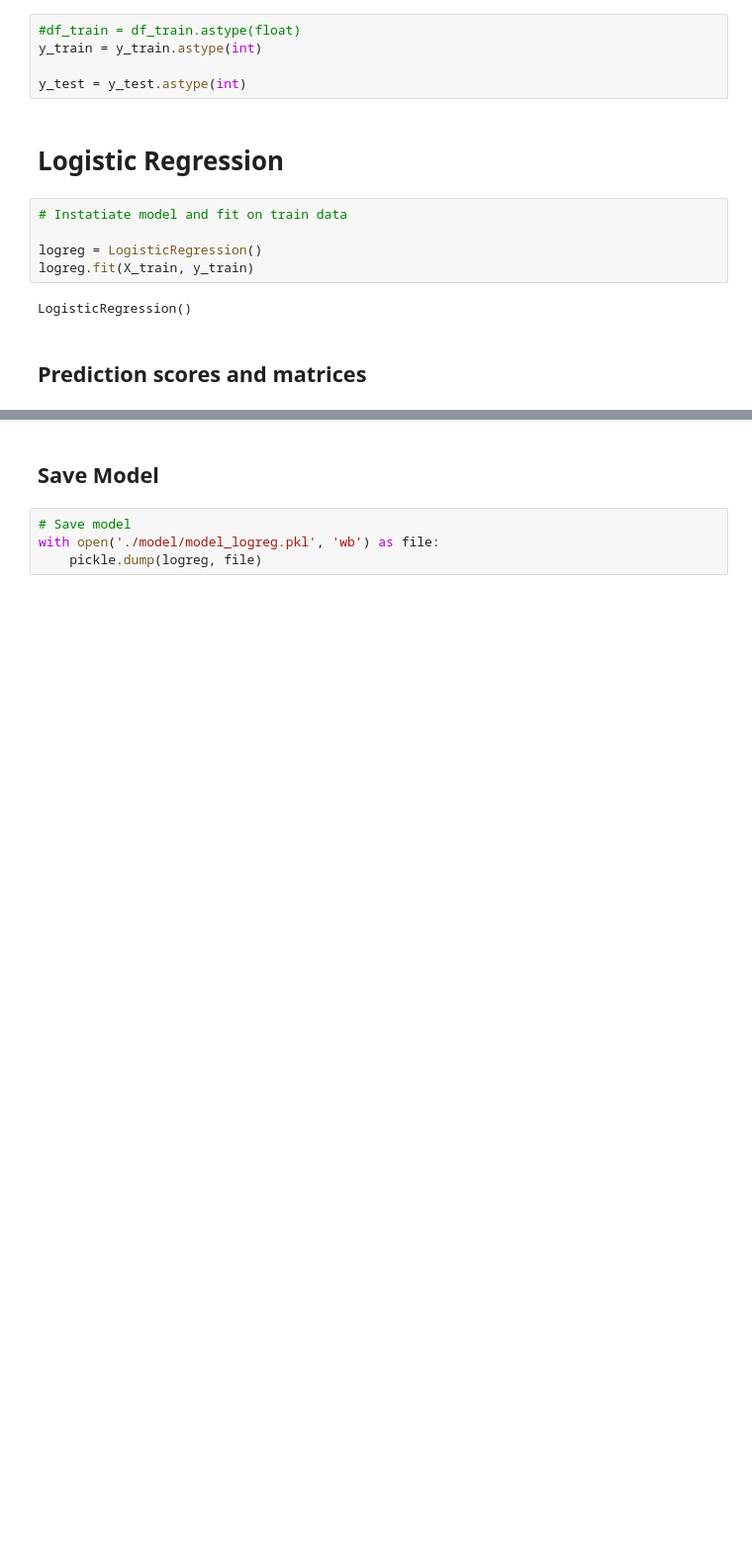
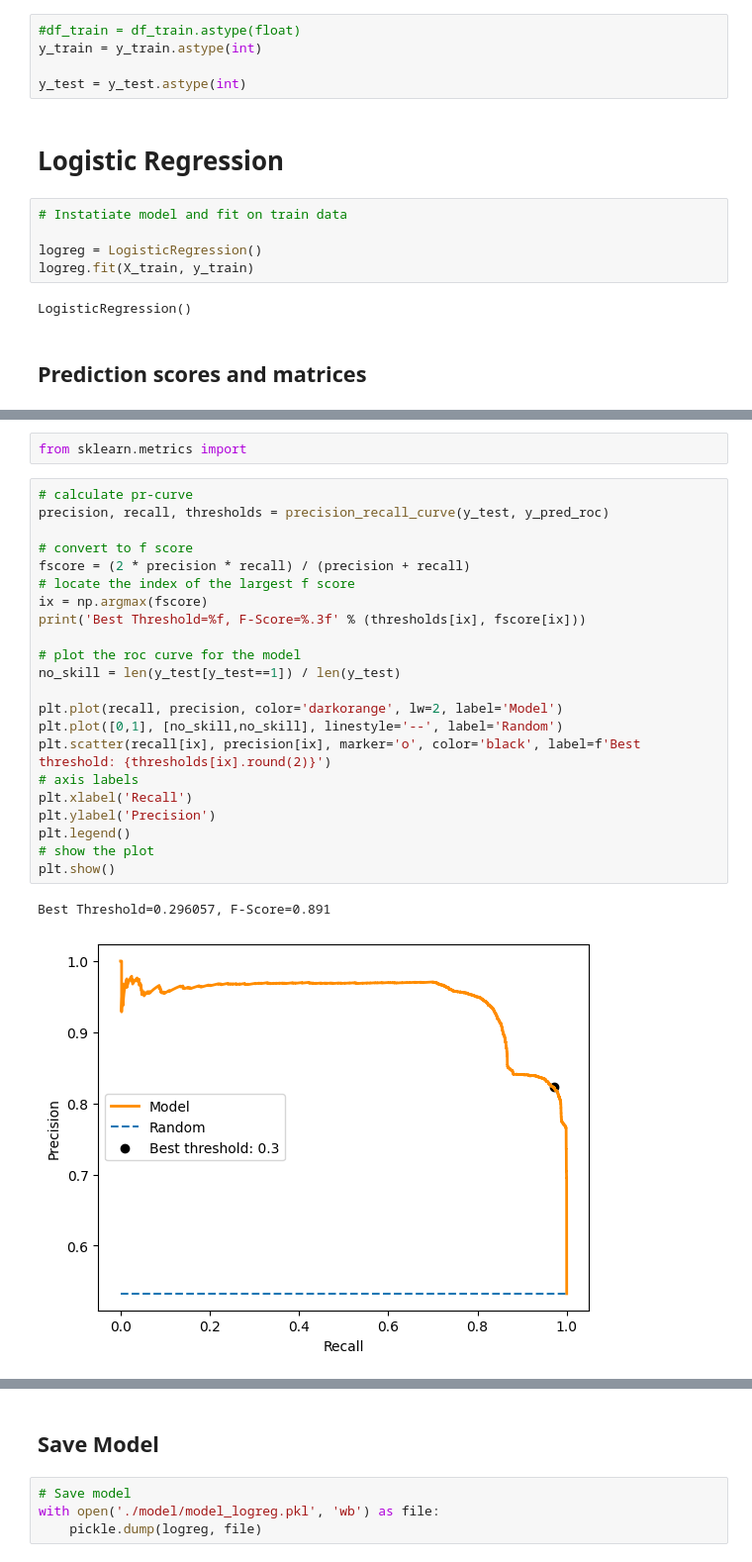
Before and after one commit to forster-j/churn-prediction, a Jupyter notebook: 05_01_logreg.ipynb, the cells around one changed output, grey strips where cells are left out. Shown at 99% size. Saved outputs shown, nothing was run; the diff lists cells and outputs as text; blank space fills up the shorter version.

```diff
--- a/05_01_logreg.ipynb
+++ b/05_01_logreg.ipynb
@@ -92,0 +164,27 @@ ROC curve results in very good scores
+# %%
+from sklearn.metrics import
+# %%
+# calculate pr-curve
+precision, recall, thresholds = precision_recall_curve(y_test, y_pred_roc)
+
+# convert to f score
+fscore = (2 * precision * recall) / (precision + recall)
+# locate the index of the largest f score
+ix = np.argmax(fscore)
+print('Best Threshold=%f, F-Score=%.3f' % (thresholds[ix], fscore[ix]))
+
+# plot the roc curve for the model
+no_skill = len(y_test[y_test==1]) / len(y_test)
+
+plt.plot(recall, precision, color='darkorange', lw=2, label='Model')
+plt.plot([0,1], [no_skill,no_skill], linestyle='--', label='Random')
+plt.scatter(recall[ix], precision[ix], marker='o', color='black', label=f'Best threshold: {thresholds[ix].round(2)}')
+# axis labels
+plt.xlabel('Recall')
+plt.ylabel('Precision')
+plt.legend()
+# show the plot
+plt.show()
+# %% [output]
+Best Threshold=0.296057, F-Score=0.891
+[figure, added]
```
Also changed, not shown: parts of 31 cells of this notebook, 3 other files.
